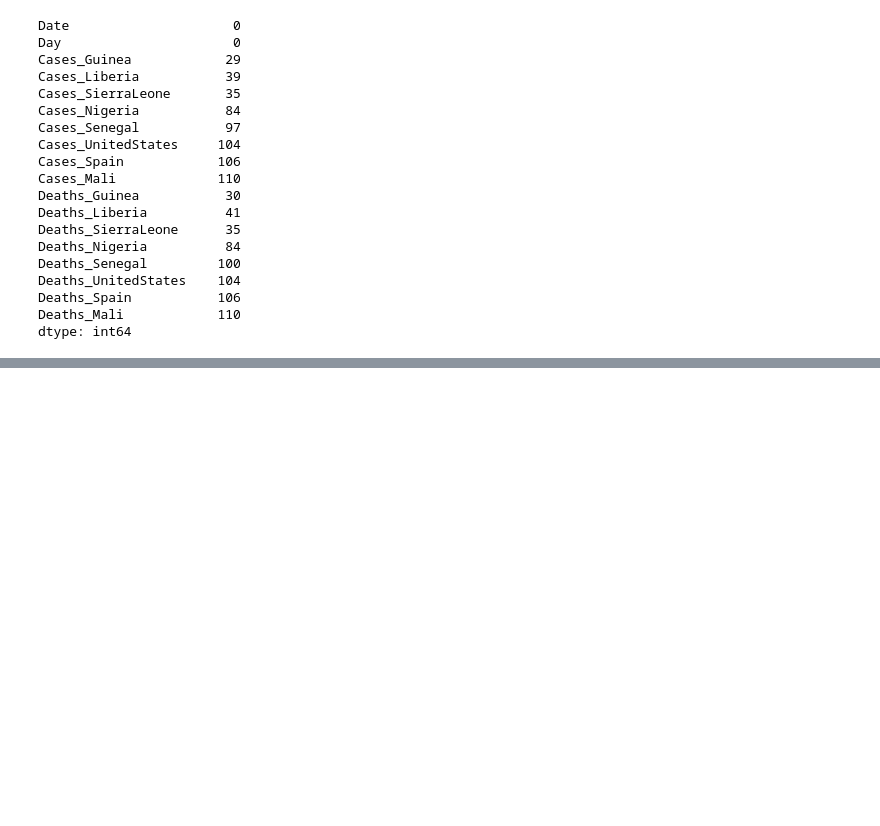
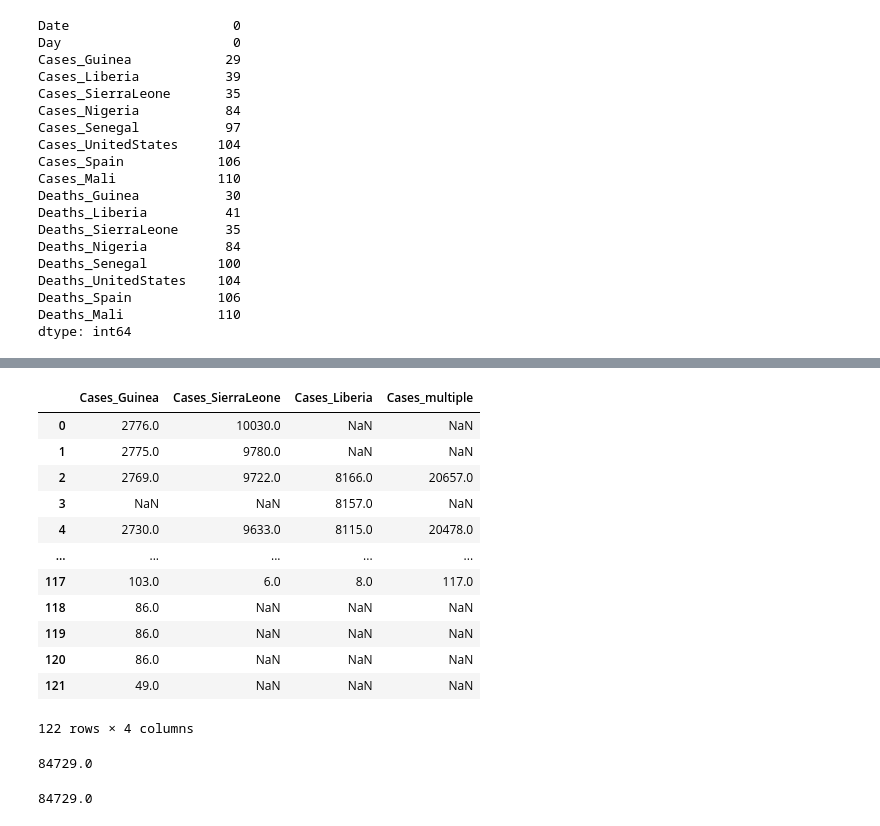
Before and after one commit to ikeven94/py_repo, a Jupyter notebook: Pandas_Numpy/pandas_4.ipynb, the cells around one changed output, grey strips where cells are left out. Saved outputs shown, nothing was run; the diff lists cells and outputs as text; code cells hidden in the pictures; blank space fills up the shorter version.

```diff
--- a/Pandas_Numpy/pandas_4.ipynb
+++ b/Pandas_Numpy/pandas_4.ipynb
@@ -735,0 +839,32 @@ dtype: int64
+# %%
+# 기니, 라이베리아, 시에라리온 세 국가의 발병지수를 모두 더한 다음
+# 새롭게 Cases_multiple 이라는 컬럼을 생성하고 저장하시오
+# ebola.info(0)
+ebola['Cases_multiple'] = ebola.Cases_Guinea+ ebola.Cases_SierraLeone+ ebola.Cases_Liberia
+# %%
+# 기니 라이베리아 시에라리온 ,multiple column 값만 추출하여
+# ebola_subset 이라는 데이터 프레임 만드시오
+ebola_subset = ebola.loc[:,['Cases_Guinea','Cases_SierraLeone','Cases_Liberia','Cases_multiple']]
+ebola_subset
+# %% [output]
+|  | Cases_Guinea | Cases_SierraLeone | Cases_Liberia | Cases_multiple |
+| 0 | 2776.0 | 10030.0 | NaN | NaN |
+| 1 | 2775.0 | 9780.0 | NaN | NaN |
+| 2 | 2769.0 | 9722.0 | 8166.0 | 20657.0 |
+| 3 | NaN | NaN | 8157.0 | NaN |
+| 4 | 2730.0 | 9633.0 | 8115.0 | 20478.0 |
+| ... | ... | ... | ... | ... |
+| 117 | 103.0 | 6.0 | 8.0 | 117.0 |
+| 118 | 86.0 | NaN | NaN | NaN |
+| 119 | 86.0 | NaN | NaN | NaN |
+| 120 | 86.0 | NaN | NaN | NaN |
+| 121 | 49.0 | NaN | NaN | NaN |
+122 rows × 4 columns
+# %%
+ebola.Cases_Guinea.sum()
+# %% [output]
+84729.0
+# %%
+ebola.Cases_Guinea.sum()
+# %% [output]
+84729.0
```
Also changed, not shown: parts of 11 cells of this notebook.
